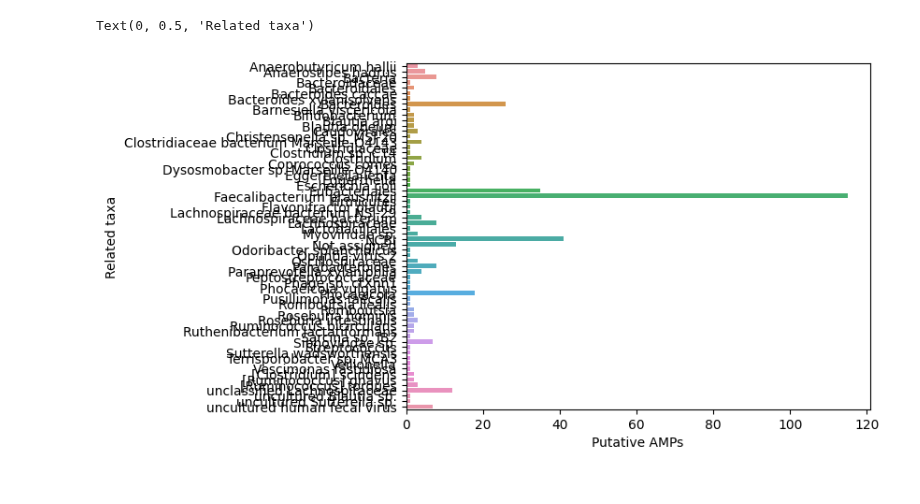
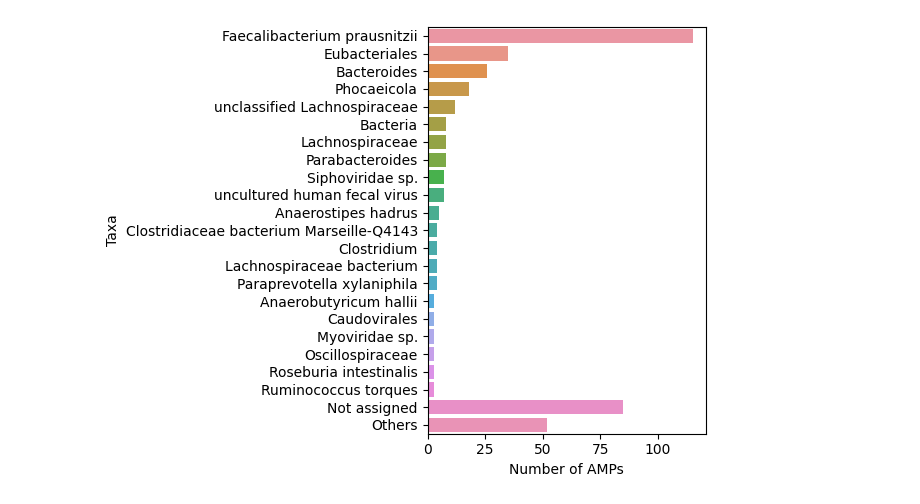
Before and after one commit to LuiguiGallardo/amps_microbiome, a Jupyter notebook: 09_megan6_analysis/barplots_taxa.ipynb, the cells around one changed output. Saved outputs shown, nothing was run; the diff lists cells and outputs as text; code cells hidden in the pictures.

```diff
--- a/09_megan6_analysis/barplots_taxa.ipynb
+++ b/09_megan6_analysis/barplots_taxa.ipynb
@@ -5,12 +5,12 @@ import seaborn as sns
 import numpy as np
 import matplotlib.pyplot as plt
 # %%
-data = pd.read_csv("./420_transcrips_m2_outfmt6-ex_sum.txt", sep="\t")
-
+data = pd.read_csv("./420_transcrips_m2_outfmt6-ex_sum_filt.txt", sep="\t")
 
 barplots = sns.barplot(data=data, y="tax.id", x="count")
-plt.xlabel("Putative AMPs")
-plt.ylabel("Related taxa")
+plt.xlabel("Number of AMPs")
+plt.ylabel("Taxa")
+plt.tight_layout()
+plt.savefig("./megan_taxa_sum_filt.svg")
 # %% [output]
-Text(0, 0.5, 'Related taxa')
-[figure, old version]
+[figure, new version]
```
Also changed, not shown: 21 other files.
